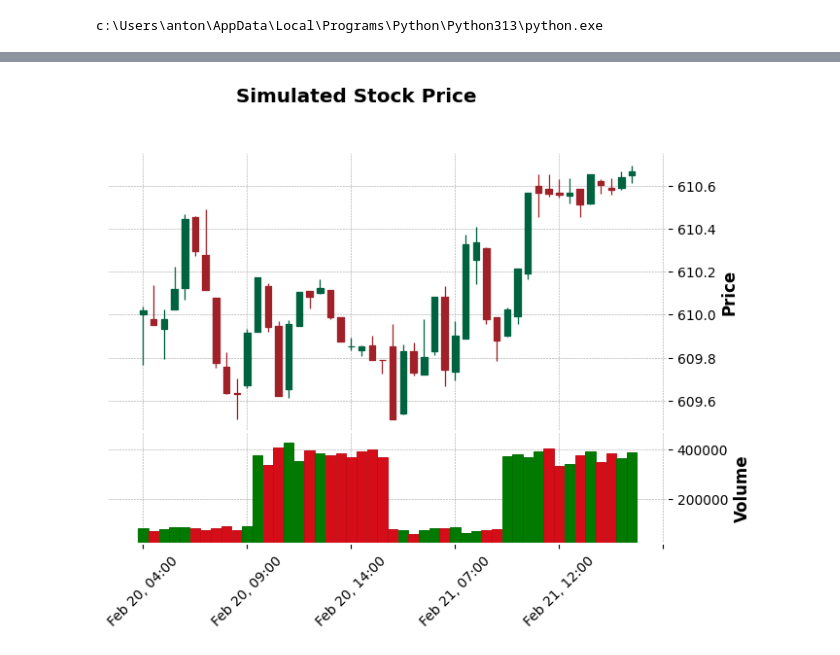
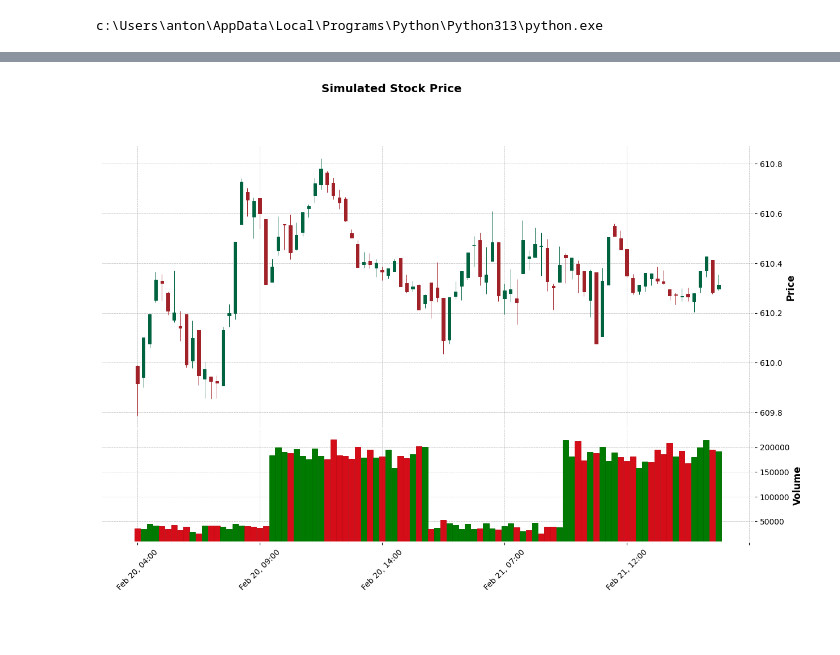
Before and after one commit to branmanc-uf/Financial-Engineering-Project, a Jupyter notebook: presentation_dashboard.ipynb, the cells around one changed output, grey strips where cells are left out. Drawn from its saved outputs; the diff is of its cells as text; code cells hidden in the pictures; blank space fills up the shorter version.

Commit message:
candlestick and seaborn and plotly functionality

```diff
--- a/presentation_dashboard.ipynb
+++ b/presentation_dashboard.ipynb
@@ -207,23 +189,24 @@ from generate_candlestick_df import generate_candlestick
 import mplfinance as fplt
 
 # Generate candlestick data
-candlestick_data = generate_candlestick(simulated_data)
+candlestick_data = generate_candlestick(simulated_data, 15)
 
 # Prepare the data for mplfinance
 candlestick_data.set_index('Timestamp', inplace=True)
 
-print(candlestick_data.head())
+# print(candlestick_data.head())
 
 # Select the columns required for candlestick plot
 candlestick_data = candlestick_data[['Open', 'High', 'Low', 'Close', 'Volume']]
 
-# Plot the data as a candlestick chart
+# Plot the data as a candlestick chart with larger size
 fplt.plot(
     candlestick_data,
     type='candle',
     style='charles',
     title="Simulated Stock Price",
     ylabel='Price',
-    volume=True
+    volume=True,
+    figsize=(16, 10)  # Adjust the figure size here
 )
 # %% [output]
@@ -245,4 +213,4 @@ Timestamp
-[figure, old version]
+[figure, new version]
 # %%
 import seaborn as sns
 import matplotlib.pyplot as plt
```
Also changed, not shown: parts of 5 cells of this notebook, 1 other file.
